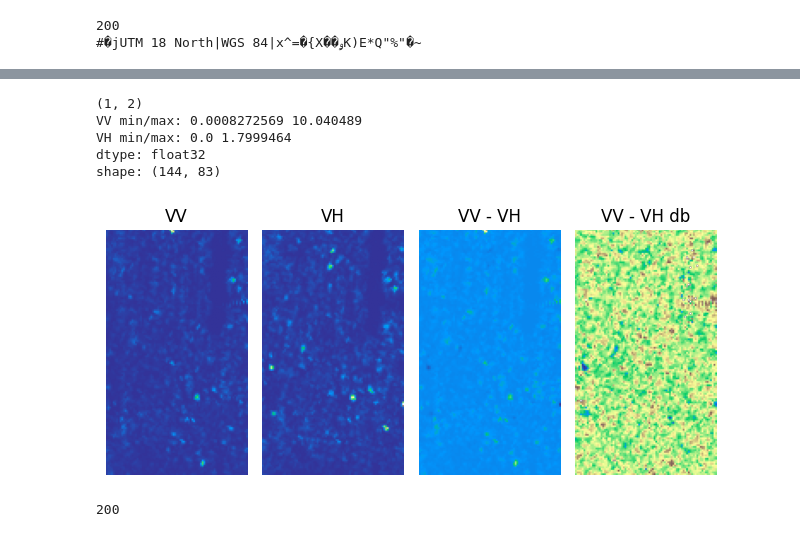
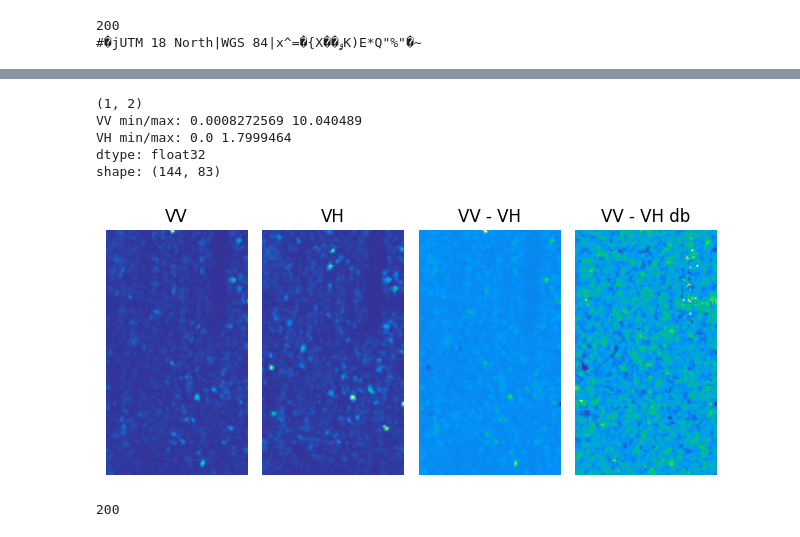
Before and after one commit to FillCarr/SAR_RF, a Jupyter notebook: sar_asset_rf.ipynb, the cells around one changed output, grey strips where cells are left out. Saved outputs shown, nothing was run; the diff lists cells and outputs as text; code cells hidden in the pictures.

```diff
--- a/sar_asset_rf.ipynb
+++ b/sar_asset_rf.ipynb
@@ -180,8 +176,8 @@ plt.title("VH")
 plt.axis("off")
 
 # convert vv and vh to db
-vvdb = 10*np.log10(VV)
-vhdb = 10*np.log10(VH)
+vvdb = 10 * np.log10(np.maximum(VV, 1e-10))
+vhdb = 10 * np.log10(np.maximum(VH, 1e-10))
 vv_vhdb = vvdb - vhdb
 
 plt.subplot(1, 4, 4)
@@ -196,10 +192,10 @@ WARNING:rasterio._env:CPLE_AppDefined in 1ded369c-57fb-410a-aca7-85f12598d53e.ti
 WARNING:rasterio._env:CPLE_AppDefined in TIFFReadDirectory:Sum of Photometric type-related color channels and ExtraSamples doesn't match SamplesPerPixel. Defining non-color channels as ExtraSamples.
 (1, 2)
 VV min/max: 0.0008272569 10.040489
 VH min/max: 0.0 1.7999464
 dtype: float32
 shape: (144, 83)
-[figure, old version]
+[figure, new version]
 # %%
 #get buildings
 
```
Also changed, not shown: parts of 6 cells of this notebook.
